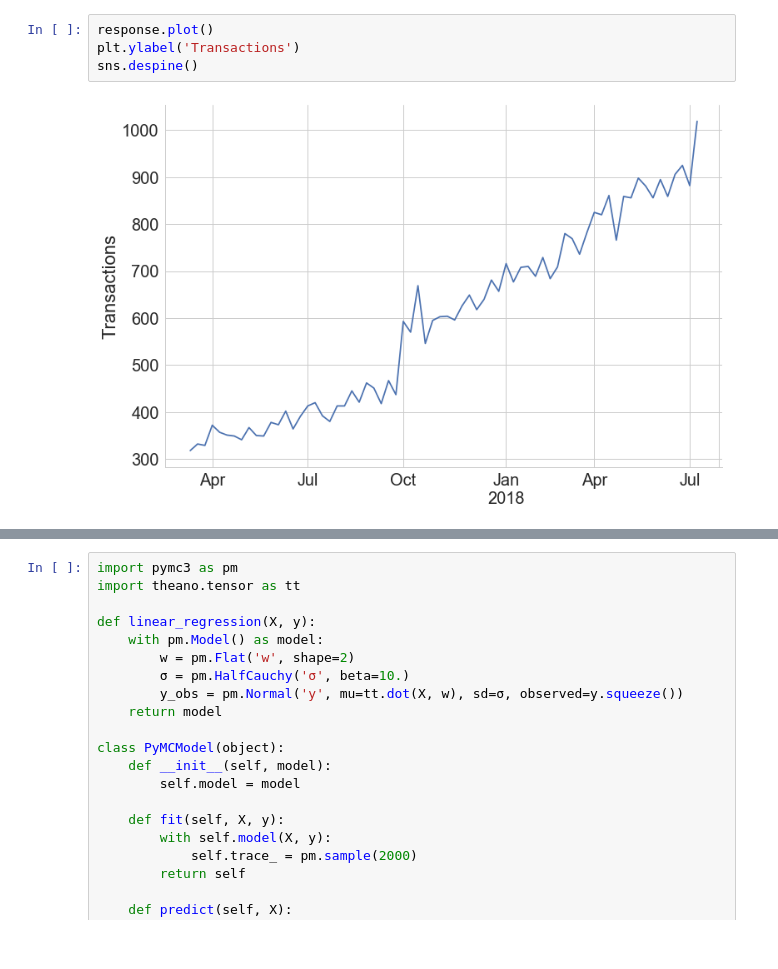
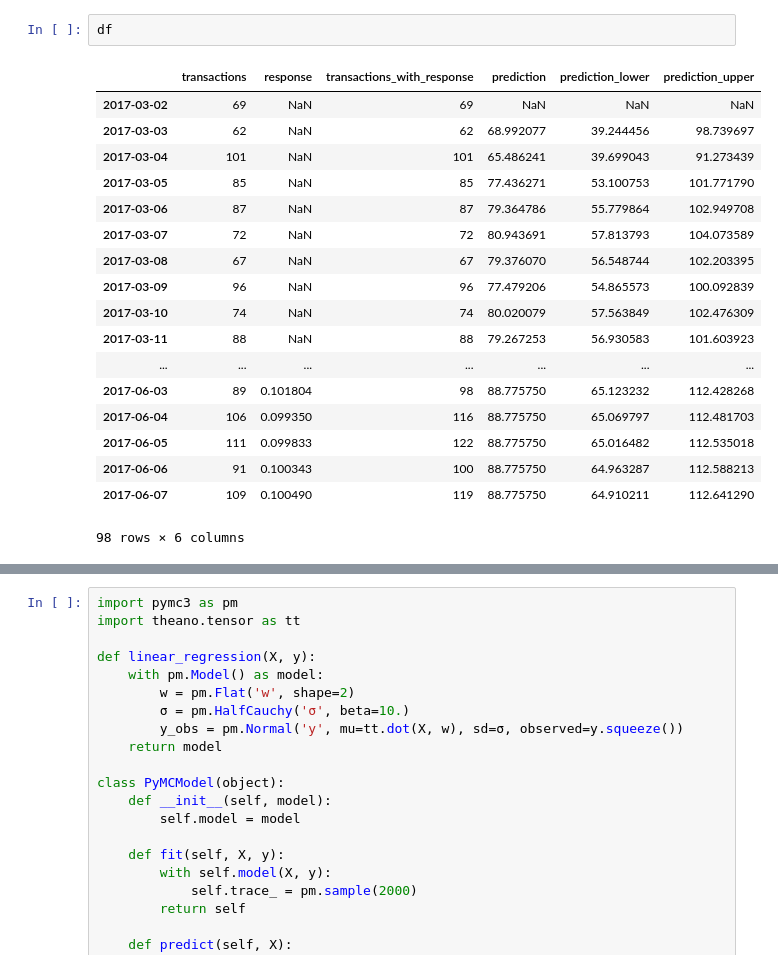
Before and after one commit to drewfustin/talks__time-series-experiments, a Jupyter notebook: Interrupted Time Series.ipynb, the cells around one changed output, grey strips where cells are left out. Cells and saved outputs as stored; diff of their text form.

```diff
--- a/Interrupted Time Series.ipynb
+++ b/Interrupted Time Series.ipynb
@@ -72,9 +64,24 @@ Statespace Model Results
-# %%
-response.plot()
-plt.ylabel('Transactions')
-sns.despine()
-# %% [output]
-[figure, removed]
+# %%
+df
+# %% [output]
+|  | transactions | response | transactions_with_response | prediction | prediction_lower | prediction_upper |
+| 2017-03-02 | 69 | NaN | 69 | NaN | NaN | NaN |
+| 2017-03-03 | 62 | NaN | 62 | 68.992077 | 39.244456 | 98.739697 |
+| 2017-03-04 | 101 | NaN | 101 | 65.486241 | 39.699043 | 91.273439 |
+| 2017-03-05 | 85 | NaN | 85 | 77.436271 | 53.100753 | 101.771790 |
+| 2017-03-06 | 87 | NaN | 87 | 79.364786 | 55.779864 | 102.949708 |
+| 2017-03-07 | 72 | NaN | 72 | 80.943691 | 57.813793 | 104.073589 |
+| 2017-03-08 | 67 | NaN | 67 | 79.376070 | 56.548744 | 102.203395 |
+| 2017-03-09 | 96 | NaN | 96 | 77.479206 | 54.865573 | 100.092839 |
+| 2017-03-10 | 74 | NaN | 74 | 80.020079 | 57.563849 | 102.476309 |
+| 2017-03-11 | 88 | NaN | 88 | 79.267253 | 56.930583 | 101.603923 |
+| ... | ... | ... | ... | ... | ... | ... |
+| 2017-06-03 | 89 | 0.101804 | 98 | 88.775750 | 65.123232 | 112.428268 |
+| 2017-06-04 | 106 | 0.099350 | 116 | 88.775750 | 65.069797 | 112.481703 |
+| 2017-06-05 | 111 | 0.099833 | 122 | 88.775750 | 65.016482 | 112.535018 |
+| 2017-06-06 | 91 | 0.100343 | 100 | 88.775750 | 64.963287 | 112.588213 |
+| 2017-06-07 | 109 | 0.100490 | 119 | 88.775750 | 64.910211 | 112.641290 |
+98 rows × 6 columns
 # %%
 import pymc3 as pm
 from theano import scan, shared
```
Also changed, not shown: parts of 2 cells of this notebook, 8 other files.
